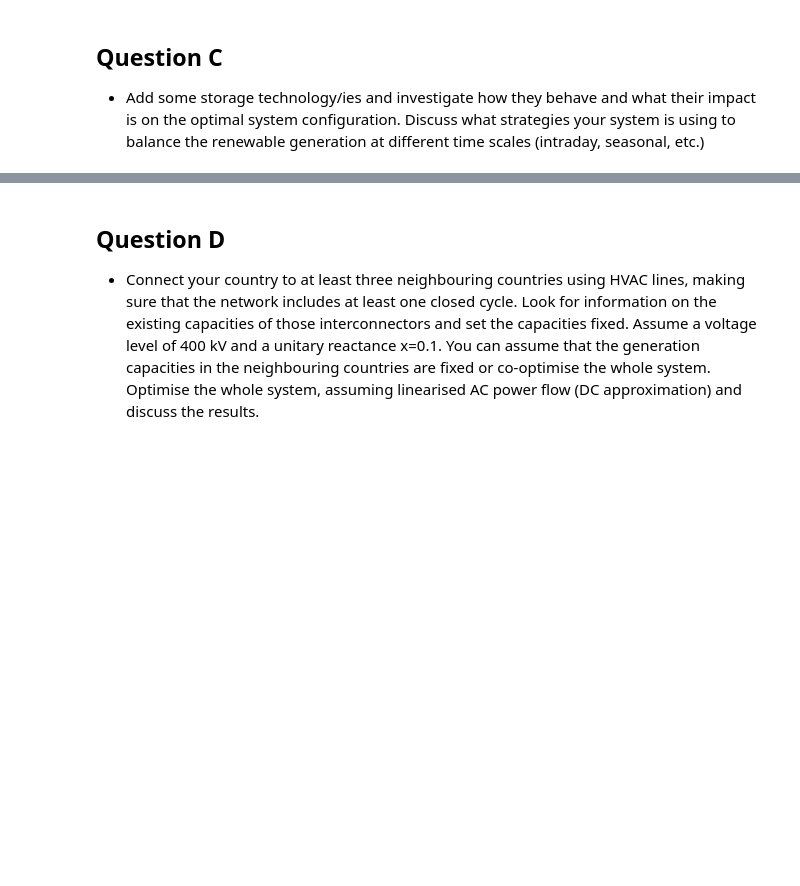
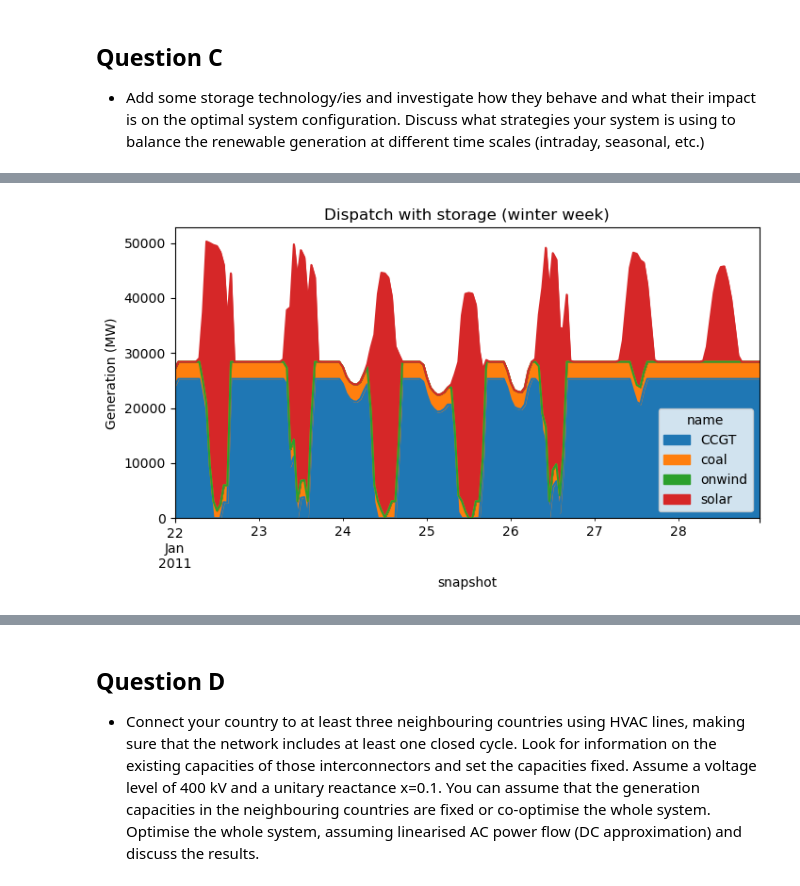
Before and after one commit to martaibaiao/integrated-energy-grids_project, a Jupyter notebook: project_part1.ipynb, the cells around one changed output, grey strips where cells are left out. Saved outputs shown, nothing was run; the diff lists cells and outputs as text; code cells hidden in the pictures; blank space fills up the shorter version.

```diff
--- a/project_part1.ipynb
+++ b/project_part1.ipynb
@@ -352,0 +546,11 @@ Plot the average capacity and variability obtained for every generator using dif
+# %%
+dispatch = n.generators_t.p
+
+summer = dispatch.loc["2011-01-22":"2011-01-28"]
+
+summer.plot.area(figsize=(8,4))
+plt.ylabel("Generation (MW)")
+plt.title("Dispatch with storage (winter week)")
+plt.show()
+# %% [output]
+[figure, added]
```
Also changed, not shown: parts of 16 cells of this notebook.
